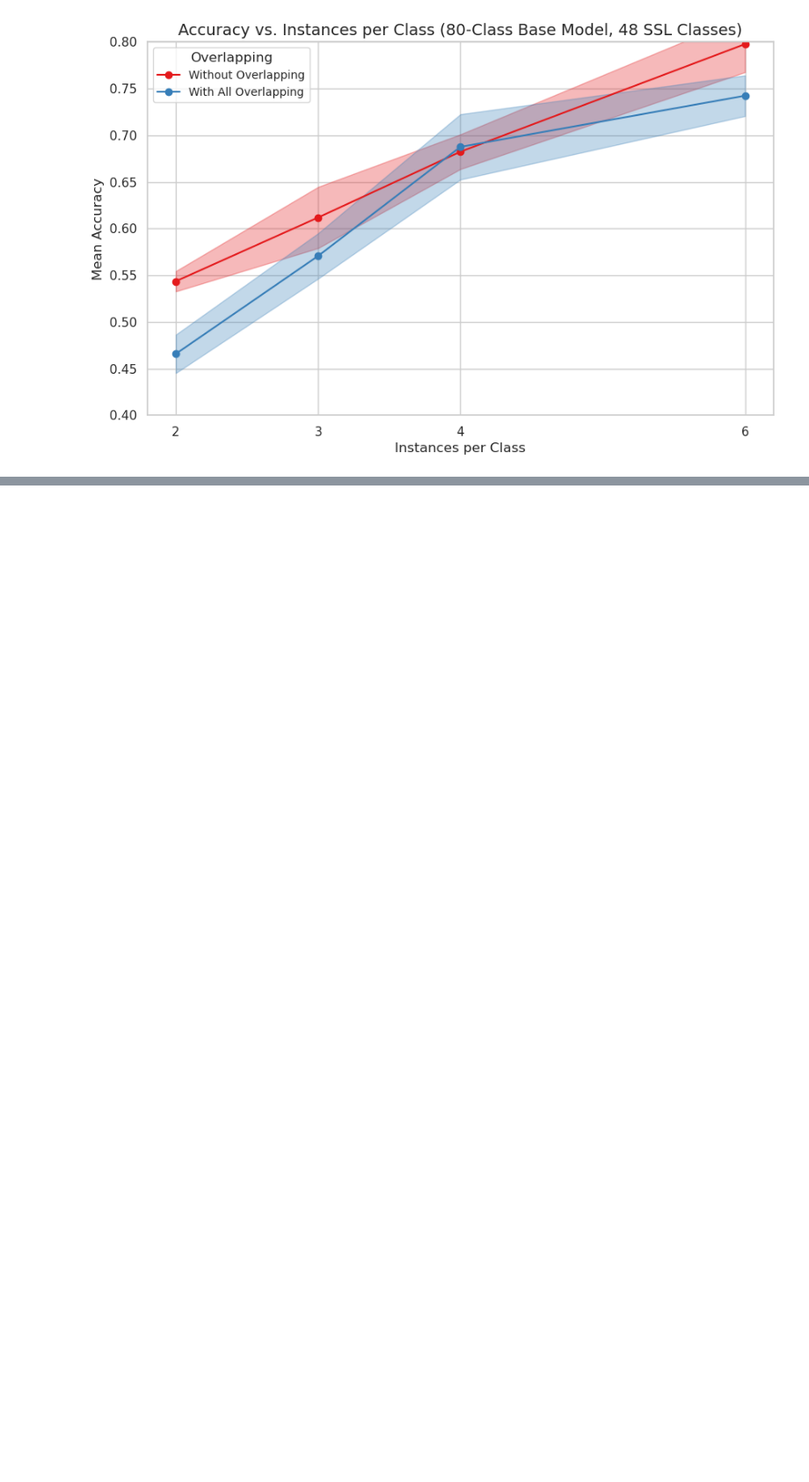
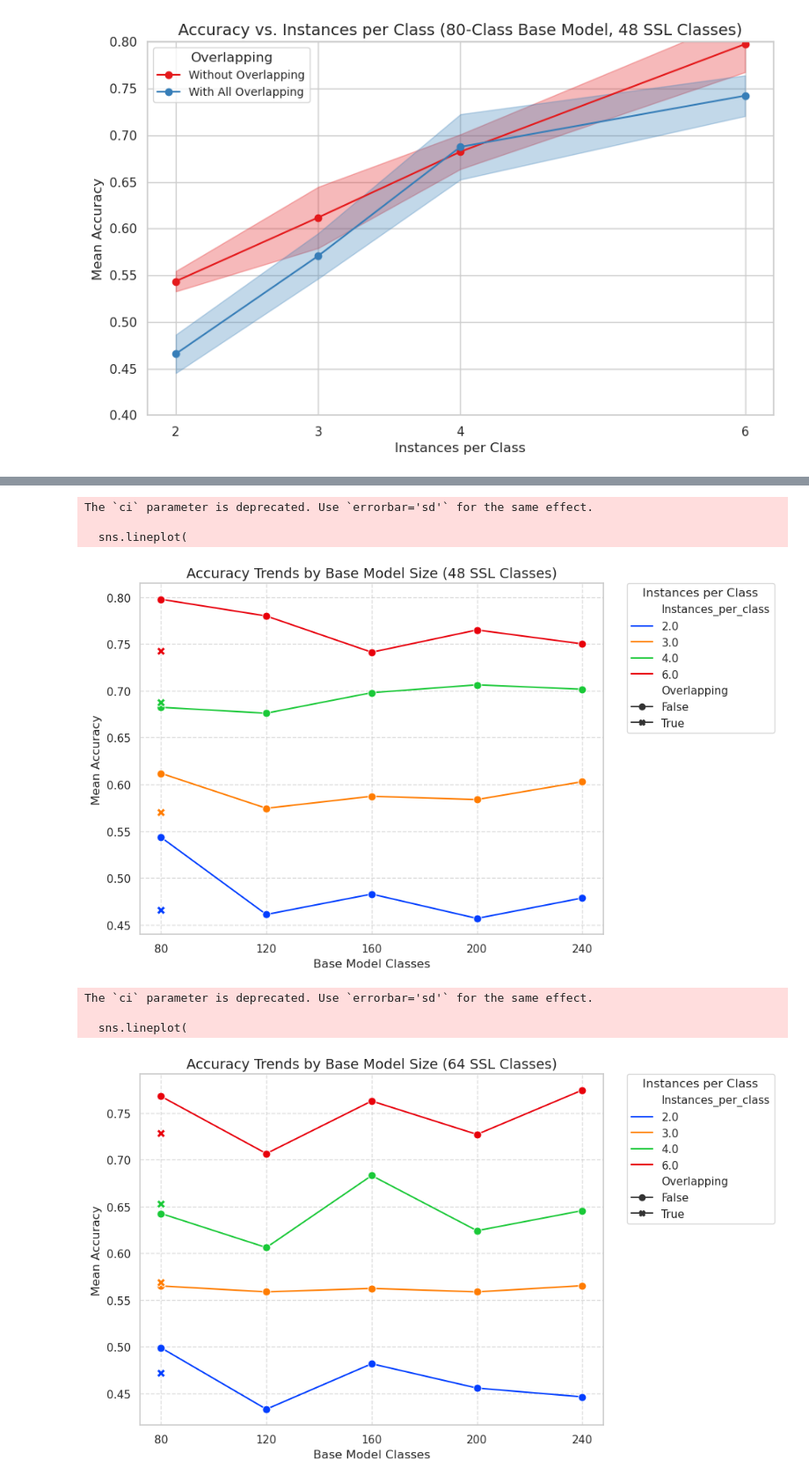
Before and after one commit to Neethamadhu-Madurasinghe/sign_language, a Jupyter notebook: plotting/SSL_models_results.ipynb, the cells around one changed output, grey strips where cells are left out. Shown at 88% size. Saved outputs shown, nothing was run; the diff lists cells and outputs as text; code cells hidden in the pictures; blank space fills up the shorter version.

Commit message:
more plots

```diff
--- a/plotting/SSL_models_results.ipynb
+++ b/plotting/SSL_models_results.ipynb
@@ -543,0 +394,70 @@ plt.show()
+# %%
+import seaborn as sns
+import matplotlib.pyplot as plt
+
+# Plot for ft_48
+plt.figure(figsize=(10, 6))
+sns.lineplot(
+    data=ft_48,
+    x='Base_Model_Classes',
+    y='Accuracy_mean',
+    hue='Instances_per_class',
+    style='Overlapping',
+    markers=True,
+    dashes=False,
+    palette='bright',
+    err_style='band',
+    ci='sd',
+    markersize=8  # Make markers bigger
+)
+plt.xticks([80, 120, 160, 200, 240])
+plt.title('Accuracy Trends by Base Model Size (48 SSL Classes)', fontsize=14)
+plt.xlabel('Base Model Classes', fontsize=12)
+plt.ylabel('Mean Accuracy', fontsize=12)
+plt.grid(True, linestyle='--', alpha=0.7)
+plt.legend(
+    title='Instances per Class',
+    bbox_to_anchor=(1.05, 1),  # Move legend to the right
+    loc='upper left',
+    borderaxespad=0.
+)
+plt.tight_layout()
+plt.show()
+
+# Plot for ft_64
+plt.figure(figsize=(10, 6))
+sns.lineplot(
+    data=ft_64,
+    x='Base_Model_Classes',
+    y='Accuracy_mean',
+    hue='Instances_per_class',
+    style='Overlapping',
+    markers=True,
+    dashes=False,
+    palette='bright',
+    err_style='band',
+    ci='sd',
+    markersize=8  # Make markers bigger
+)
+plt.xticks([80, 120, 160, 200, 240])
+plt.title('Accuracy Trends by Base Model Size (64 SSL Classes)', fontsize=14)
+plt.xlabel('Base Model Classes', fontsize=12)
+plt.ylabel('Mean Accuracy', fontsize=12)
+plt.grid(True, linestyle='--', alpha=0.7)
+plt.legend(
+    title='Instances per Class',
+    bbox_to_anchor=(1.05, 1),
+    loc='upper left',
+    borderaxespad=0.
+)
+plt.tight_layout()
+plt.show()
+# %% [output]
+The `ci` parameter is deprecated. Use `errorbar='sd'` for the same effect.
+
+  sns.lineplot(
+[figure, added]
+The `ci` parameter is deprecated. Use `errorbar='sd'` for the same effect.
+
+  sns.lineplot(
+[figure, added]
```
Also changed, not shown: parts of 6 cells of this notebook, 1 other file.
